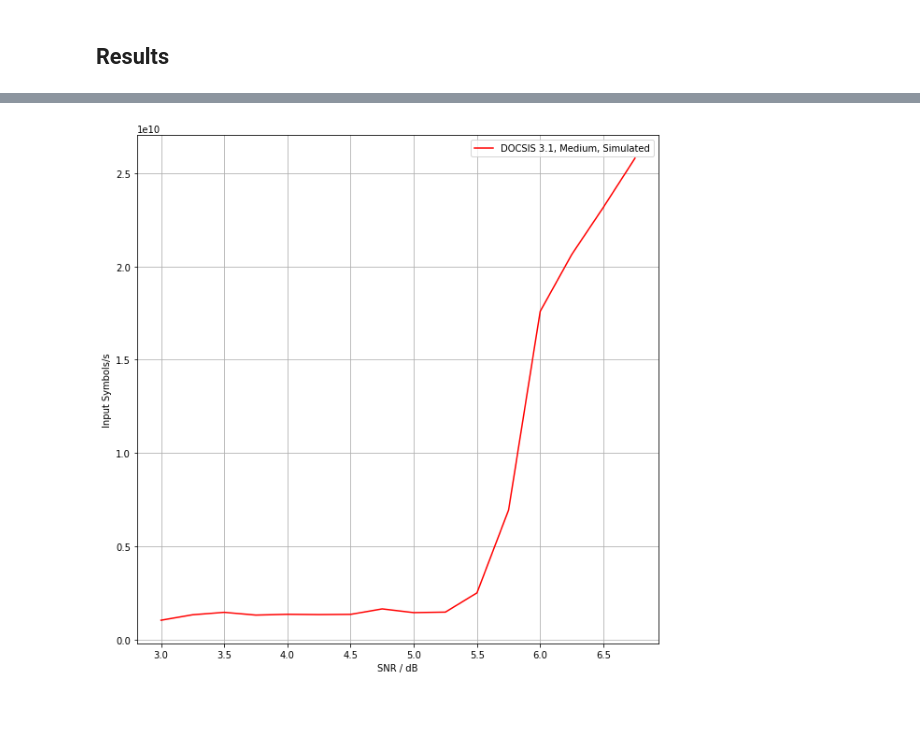
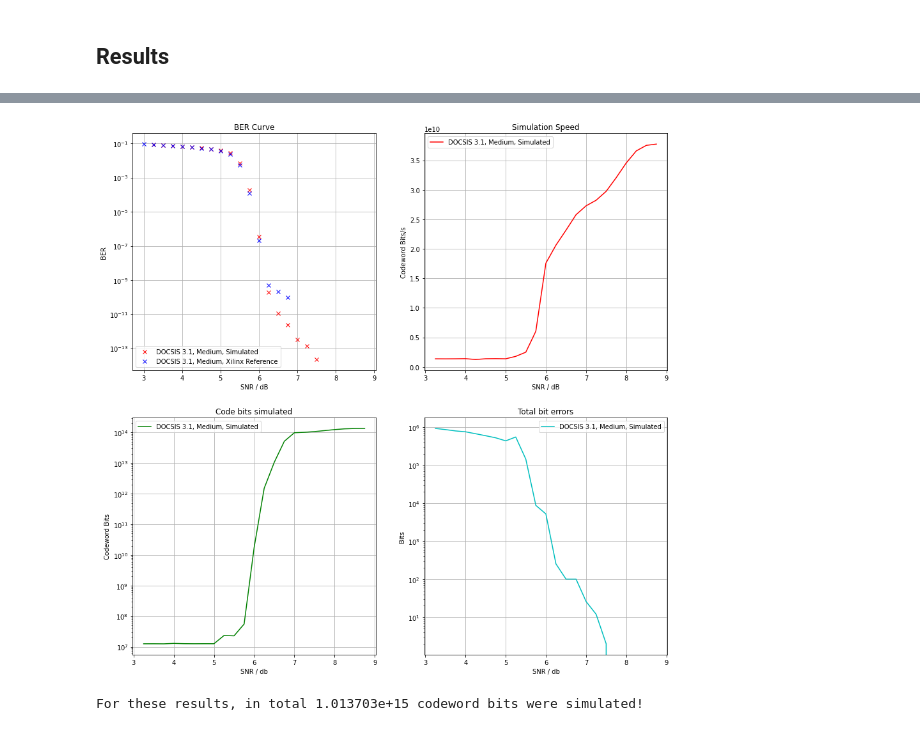
Before and after one commit to Yamakaja/ldpc_ber_server, a Jupyter notebook: client/docsis_medium.ipynb, the cells around one changed output, grey strips where cells are left out. Cells and saved outputs as stored; diff of their text form; code cells hidden in the pictures.

Commit message:
client: Improve docsis example results

```diff
--- a/client/docsis_medium.ipynb
+++ b/client/docsis_medium.ipynb
@@ -20,8 +20,8 @@ docsis_medium_code_id = client.add_code(docsis_medium_code)
 # %% [markdown]
 ### Hardware Simulation
 # %%
-snrs = np.linspace(3, 7, (7-3)*4, endpoint=False)
-docsis_medium_results = client.simulate(docsis_medium_code_id, snrs, snr_scales=np.ones_like(snrs)*4, term_time=(30*60), term_errors=1e2, max_iterations=32).wait_progress()
+snrs = np.linspace(3, 9, (9-3)*4, endpoint=False)
+docsis_medium_results = client.simulate(docsis_medium_code_id, snrs, snr_scales=np.ones_like(snrs)*4, term_time=(60*60), term_errors=1e2, max_iterations=32).wait_progress()
 # %%
 # Reference Data from Xilinx
 
@@ -63,13 +46,62 @@ plt.grid()
-# %%
-plt.figure(figsize=(10, 10))
-
-plt.plot(snrs, docsis_medium_results["speeds"], "r")
-
-plt.xlabel("SNR / dB")
-plt.ylabel("Input Symbols/s")
-
-plt.legend(["DOCSIS 3.1, Medium, Simulated"])
-
-plt.grid()
-# %% [output]
-[figure, removed]
+# %%
+fig, ((ax1,ax2),(ax3,ax4)) = plt.subplots(2, 2)
+
+fig.set_size_inches(15, 15)
+
+ax1.set_title("BER Curve")
+ax1.set_yscale("log")
+
+ax1.plot(snrs[1:], docsis_medium_results["bers"][1:], "rx")
+ax1.plot(docsis_medium_ref[:,0], docsis_medium_ref[:,1], "bx")
+
+ax1.set_xlabel("SNR / dB")
+ax1.set_ylabel("BER")
+
+ax1.legend(["DOCSIS 3.1, Medium, Simulated",
+            "DOCSIS 3.1, Medium, Xilinx Reference"
+           ])
+
+ax1.grid()
+
+##############
+ax2.set_title("Simulation Speed")
+
+ax2.plot(snrs[1:], docsis_medium_results["speeds"][1:], "r")
+
+ax2.set_xlabel("SNR / dB")
+ax2.set_ylabel("Codeword Bits/s")
+
+ax2.legend(["DOCSIS 3.1, Medium, Simulated"])
+
+ax2.grid()
+
+##############
+ax3.set_title("Code bits simulated")
+ax3.set_yscale("log")
+
+ax3.plot(snrs[1:], np.array(docsis_medium_results["finished_blocks"][1:]) * docsis_medium_code["n"], "g")
+
+ax3.set_xlabel("SNR / db")
+ax3.set_ylabel("Codeword Bits")
+
+ax3.legend(["DOCSIS 3.1, Medium, Simulated"])
+ax3.grid()
+
+##############
+ax4.set_title("Total bit errors")
+ax4.set_yscale("log")
+
+ax4.plot(snrs[1:], docsis_medium_results["bit_errors"][1:], "c")
+
+ax4.set_xlabel("SNR / db")
+ax4.set_ylabel("Bits")
+
+ax4.legend(["DOCSIS 3.1, Medium, Simulated"])
+ax4.grid()
+# %% [output]
+[figure, added]
+# %%
+simulated_codword_bits = np.array(docsis_medium_results["finished_blocks"][1:]).sum()*5940.0
+print("For these results, in total {:e} codeword bits were simulated!".format(simulated_codword_bits))
+# %% [output]
+For these results, in total 1.013703e+15 codeword bits were simulated!
```
Also changed, not shown: parts of 1 cell of this notebook.
